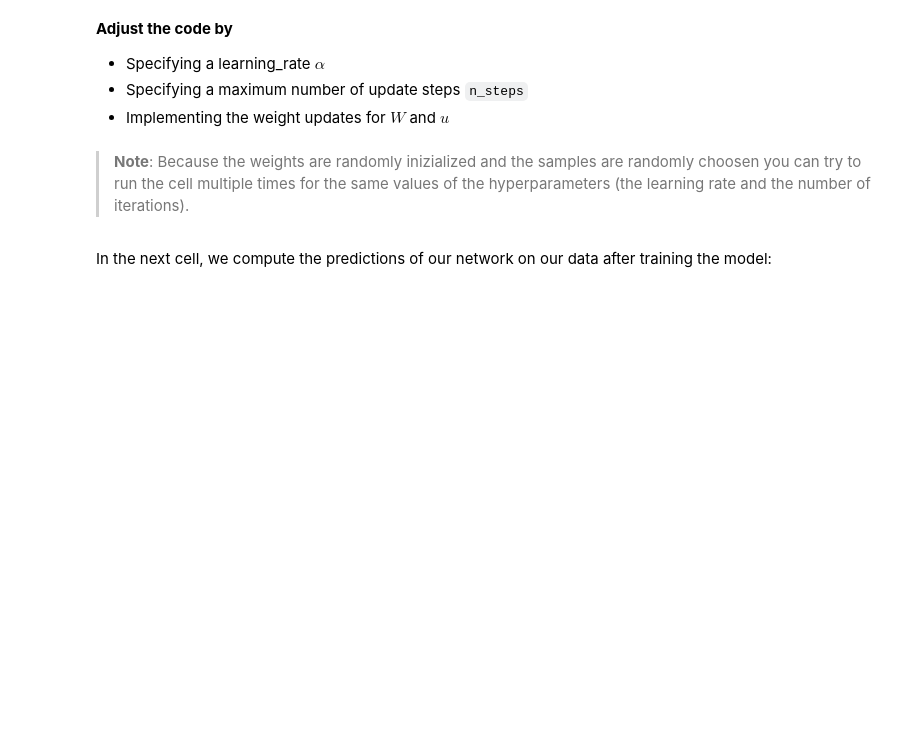
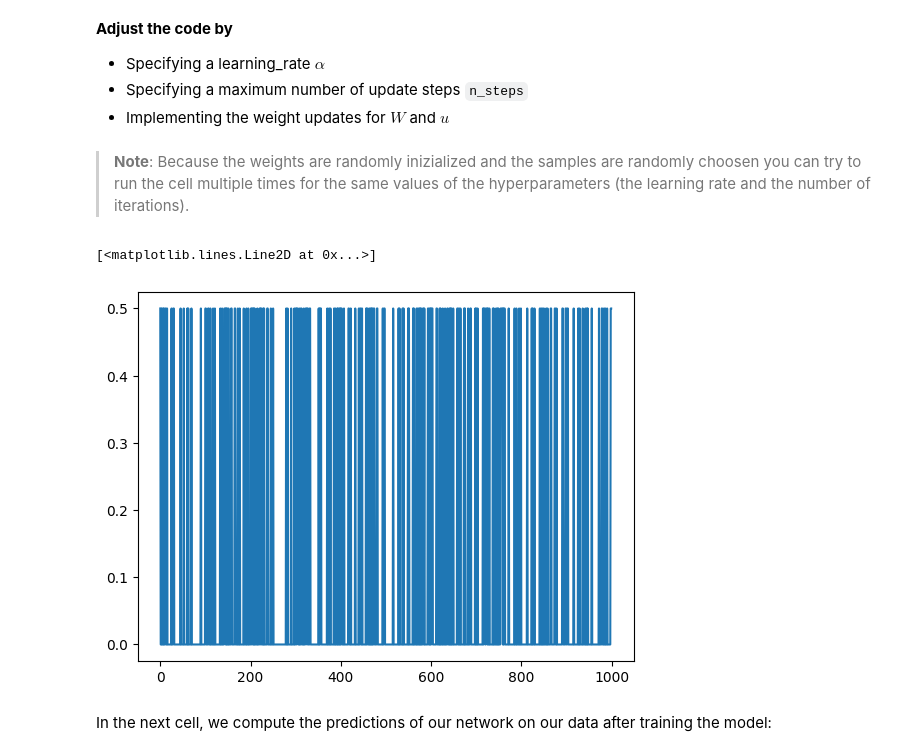
Before and after one commit to michaljohnson/MLDM, a Jupyter notebook: L06/L06_Neural_Networks_ASSIGNMENT.ipynb, the cells around one changed output. Cells and saved outputs as stored; diff of their text form; code cells hidden in the pictures; blank space fills up the shorter version.

```diff
--- a/L06/L06_Neural_Networks_ASSIGNMENT.ipynb
+++ b/L06/L06_Neural_Networks_ASSIGNMENT.ipynb
@@ -92,3 +92,19 @@ Compute the output $NN(x, W, u)$ for:
 
 * $x_1=1$ and $x_2=1$
 * $x_1 = 1$ and $x_2=-1$
+# %%
+import math
+
+def z_out(x1, x2, w):
+    h1 = x1 * w + x2 * w + w;
+    h2 = x1 * w + x2 * w + w;
+    h3 = x1 * w + x2 * w + w;
+    z_out = h1 * w + h2 * w + h3 * w + w;
+
+    return relu(z_out)
+
+def relu(z):
+    return np.maximum(0, z)
+
+print(z_out(1, 1, 1))
+print(z_out(1, -1, 1))
@@ -227,3 +228,20 @@ def forward_pass(
+# %%
+def forward_pass(
+  x: np.array,
+  W: np.array,
+  u: np.array,
+):
+    bias = 0
+    # Compute the hidden layer activations h_i
+    z = np.dot(x, W) + bias  # z_i = sum_j x_j * w_ji + bias
+    h = derivative_activation(z)
+
+
+    # Compute the output layer
+    z_out = np.dot(h, u) + bias  # z_out = sum_i h_i * u_i + bias
+    y = derivative_activation(z_out)
+
+    return y
 # %% [markdown]
 In the next cell, we compute the predictions of our network for our data:
 # %%
@@ -312,31 +336,36 @@ where $\alpha$ denotes the learning rate.
 # %%
 W, u = initialize_weights()
 
-learning_rate = ...   # choose a learning rate
-n_steps = ...         # choose a number of training iterations
+learning_rate = 0.1   # choose a learning rate
+n_steps = 1000         # choose a number of training iterations
 
 losses = []
 
 for t in range(n_steps):
 
   # randomly sample one of the 4 data points
   sample_ix = rng.integers(0,4)
   x_t = X[sample_ix]
   y_t = y[sample_ix]
 
   # compute and log squared error for the current sample
-  loss = 0.5 * (y_t - forward_pass(x_t, W, u))**2
+  prediction = forward_pass(x_t, W, u)
+  loss = 0.5 * (y_t - prediction)**2
   losses.append(loss)
 
   # compute gradients (partial derivatives of our weights)
   grad_u, grad_w = grads(y_t, x_t, W, u)
 
   # update the weights (model parameters)
-  W = ...
-  u = ...
+  W = W - learning_rate * grad_w
+  u = u - learning_rate * grad_u
+
 
 # plot learning curve
 plt.plot(np.arange(n_steps), losses)
+# %% [output]
+[<matplotlib.lines.Line2D at 0x...>]
+[figure, added]
 # %% [markdown]
 In the next cell, we compute the predictions of our network on our data after training the model:
 # %%
```
Also changed, not shown: parts of 14 cells of this notebook, 6 other files.
